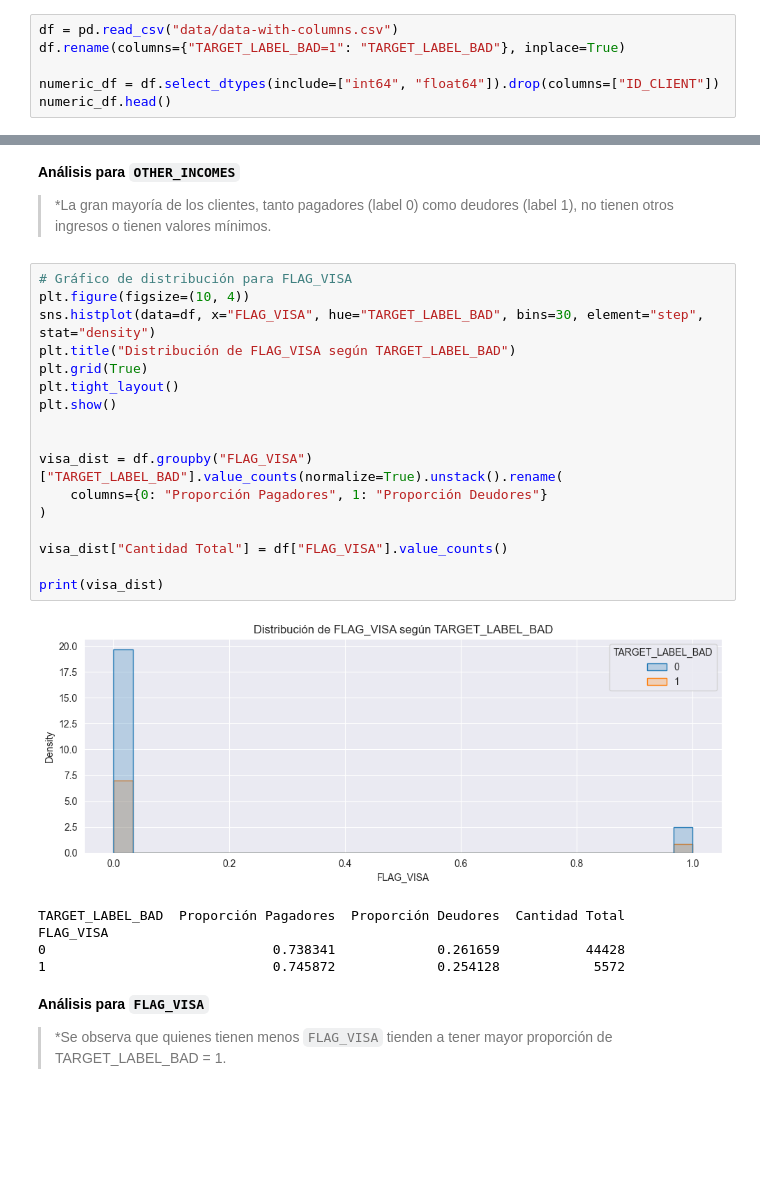
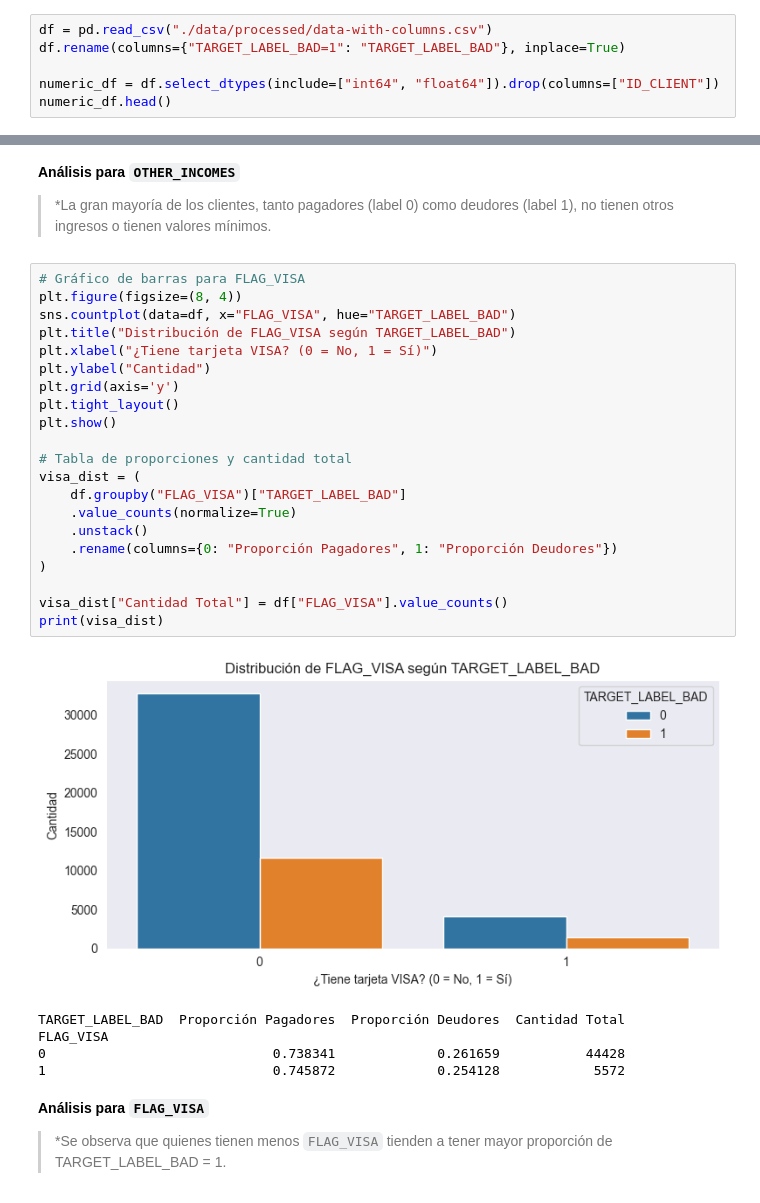
Before and after one commit to alkimer/CreditRiskAnalysisProject, a Jupyter notebook: EDA_Ustarroz_Numericos.ipynb, the cells around one changed output, grey strips where cells are left out. Drawn from its saved outputs; the diff is of its cells as text; blank space fills up the shorter version.

```diff
--- a/credit_risk_analysis/EDA/EDA_Ustarroz_Numericos.ipynb
+++ b/EDA_Ustarroz_Numericos.ipynb
@@ -79,7 +55,7 @@ import seaborn as sns
 import warnings
 warnings.filterwarnings('ignore')
 # %%
-df = pd.read_csv("data/data-with-columns.csv")
+df = pd.read_csv("./data/processed/data-with-columns.csv")
 df.rename(columns={"TARGET_LABEL_BAD=1": "TARGET_LABEL_BAD"}, inplace=True)
 
 numeric_df = df.select_dtypes(include=["int64", "float64"]).drop(columns=["ID_CLIENT"])
@@ -436,24 +414,28 @@ plt.show()
 
 > *La gran mayoría de los clientes, tanto pagadores (label 0) como deudores (label 1), no tienen otros ingresos o tienen valores mínimos.
 # %%
-# Gráfico de distribución para FLAG_VISA
-plt.figure(figsize=(10, 4))
-sns.histplot(data=df, x="FLAG_VISA", hue="TARGET_LABEL_BAD", bins=30, element="step", stat="density")
+# Gráfico de barras para FLAG_VISA
+plt.figure(figsize=(8, 4))
+sns.countplot(data=df, x="FLAG_VISA", hue="TARGET_LABEL_BAD")
 plt.title("Distribución de FLAG_VISA según TARGET_LABEL_BAD")
-plt.grid(True)
+plt.xlabel("¿Tiene tarjeta VISA? (0 = No, 1 = Sí)")
+plt.ylabel("Cantidad")
+plt.grid(axis='y')
 plt.tight_layout()
 plt.show()
 
-
-visa_dist = df.groupby("FLAG_VISA")["TARGET_LABEL_BAD"].value_counts(normalize=True).unstack().rename(
-    columns={0: "Proporción Pagadores", 1: "Proporción Deudores"}
+# Tabla de proporciones y cantidad total
+visa_dist = (
+    df.groupby("FLAG_VISA")["TARGET_LABEL_BAD"]
+    .value_counts(normalize=True)
+    .unstack()
+    .rename(columns={0: "Proporción Pagadores", 1: "Proporción Deudores"})
 )
 
 visa_dist["Cantidad Total"] = df["FLAG_VISA"].value_counts()
-
 print(visa_dist)
 # %% [output]
-[figure, old version]
+[figure, new version]
 TARGET_LABEL_BAD  Proporción Pagadores  Proporción Deudores  Cantidad Total
 FLAG_VISA
 0                             0.738341             0.261659           44428
```
Also changed, not shown: parts of 10 cells of this notebook, 3 other files.
